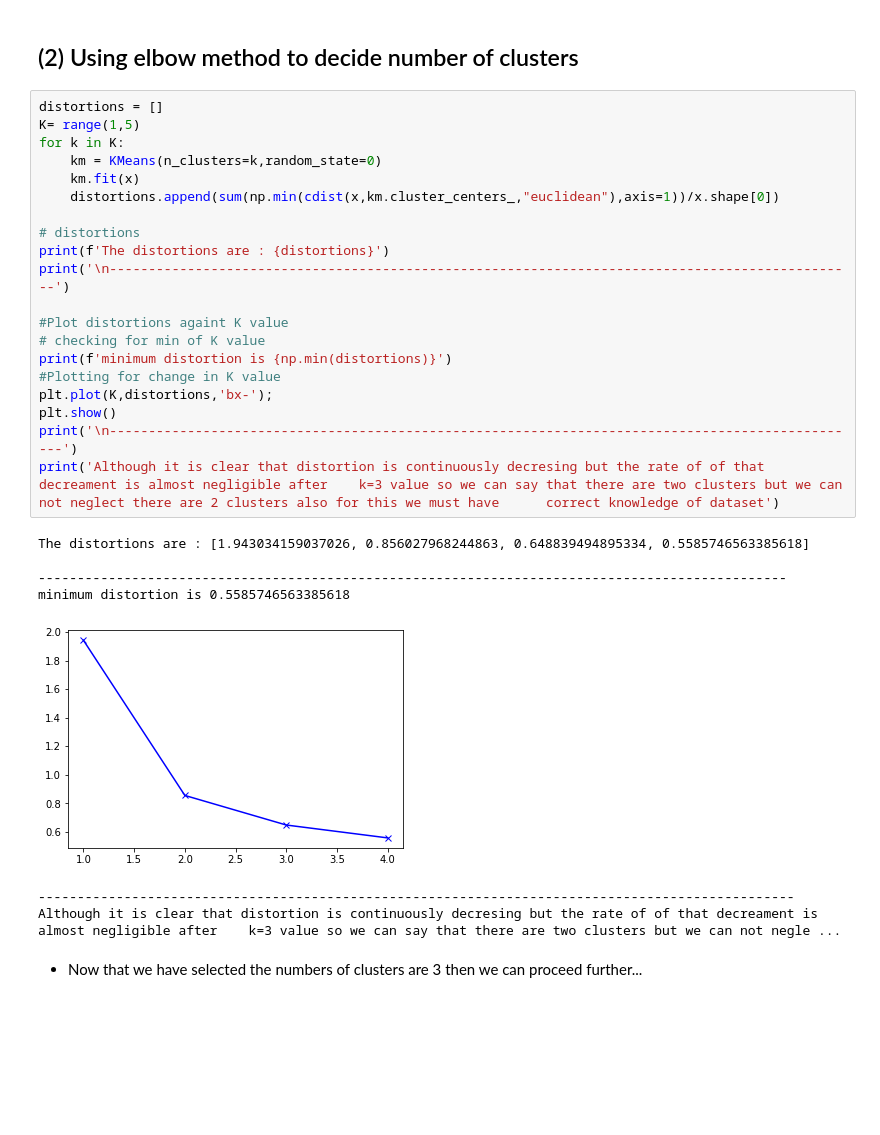
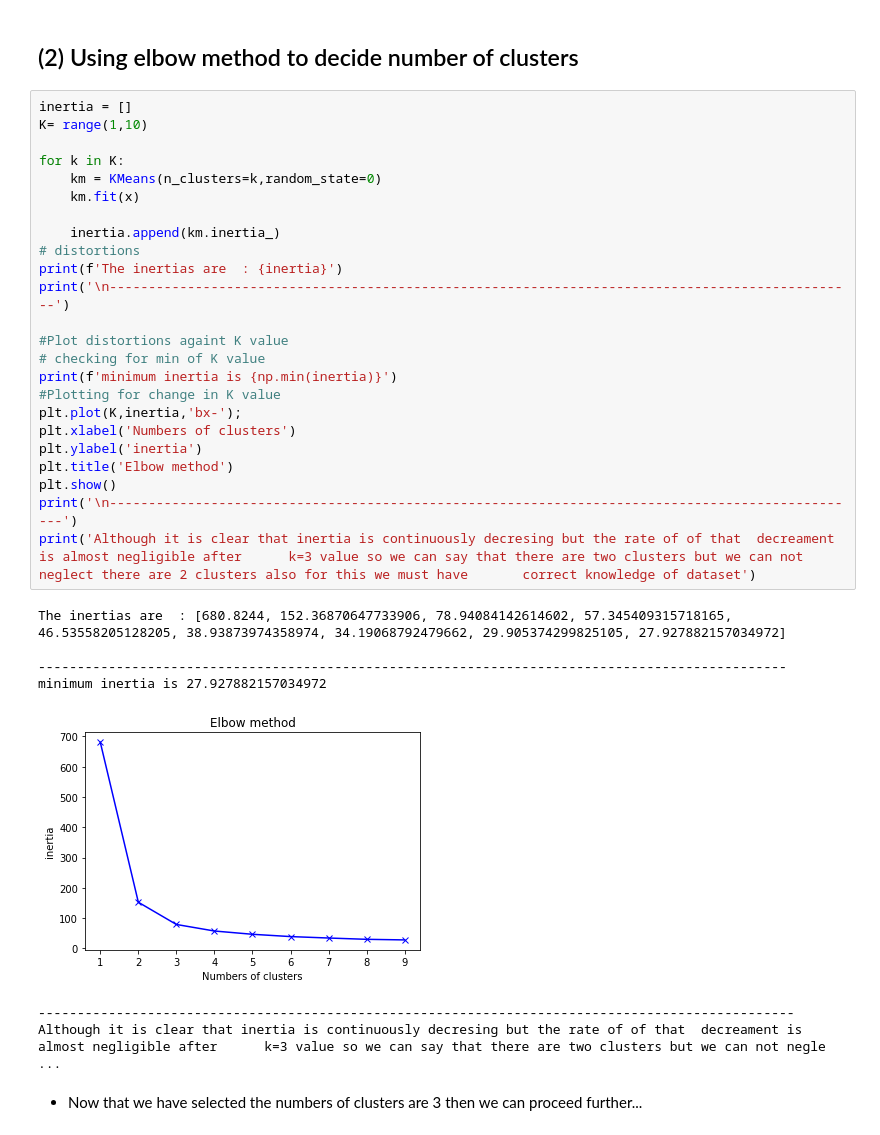
Before and after one commit to Shaktimaaan/The-Spark-Foundation-Internship, a Jupyter notebook: Task 3/Task 3.ipynb, the cells around one changed output. Cells and saved outputs as stored; diff of their text form; blank space fills up the shorter version.

```diff
--- a/Task 3/Task 3.ipynb
+++ b/Task 3/Task 3.ipynb
@@ -66,33 +68,37 @@ print('\n-----------------------------------------------------------------------
 # %% [markdown]
 ## (2) Using elbow method to decide number of clusters
 # %%
-distortions = []
-K= range(1,5)
+inertia = []
+K= range(1,10)
+
 for k in K:
     km = KMeans(n_clusters=k,random_state=0)
     km.fit(x)
-    distortions.append(sum(np.min(cdist(x,km.cluster_centers_,"euclidean"),axis=1))/x.shape[0])
 
+    inertia.append(km.inertia_)
 # distortions
-print(f'The distortions are : {distortions}')
+print(f'The inertias are  : {inertia}')
 print('\n------------------------------------------------------------------------------------------------')
 
 #Plot distortions againt K value
 # checking for min of K value
-print(f'minimum distortion is {np.min(distortions)}')
+print(f'minimum inertia is {np.min(inertia)}')
 #Plotting for change in K value
-plt.plot(K,distortions,'bx-');
+plt.plot(K,inertia,'bx-');
+plt.xlabel('Numbers of clusters')
+plt.ylabel('inertia')
+plt.title('Elbow method')
 plt.show()
 print('\n-------------------------------------------------------------------------------------------------')
-print('Although it is clear that distortion is continuously decresing but the rate of of that decreament is almost negligible after    k=3 value so we can say that there are two clusters but we can not neglect there are 2 clusters also for this we must have      correct knowledge of dataset')
+print('Although it is clear that inertia is continuously decresing but the rate of of that  decreament is almost negligible after      k=3 value so we can say that there are two clusters but we can not neglect there are 2 clusters also for this we must have       correct knowledge of dataset')
 # %% [output]
-The distortions are : [1.943034159037026, 0.856027968244863, 0.648839494895334, 0.5585746563385618]
+The inertias are  : [680.8244, 152.36870647733906, 78.94084142614602, 57.345409315718165, 46.53558205128205, 38.93873974358974, 34.19068792479662, 29.905374299825105, 27.927882157034972]
 
 ------------------------------------------------------------------------------------------------
-minimum distortion is 0.5585746563385618
+minimum inertia is 27.927882157034972
-[figure, old version]
+[figure, new version]
 -------------------------------------------------------------------------------------------------
-Although it is clear that distortion is continuously decresing but the rate of of that decreament is almost negligible after    k=3 value so we can say that there are two clusters but we can not negle ...
+Although it is clear that inertia is continuously decresing but the rate of of that  decreament is almost negligible after      k=3 value so we can say that there are two clusters but we can not negle ...
 # %% [markdown]
 * Now that we have selected the numbers of clusters are 3 then we can proceed further...
 # %% [markdown]
```
Also changed, not shown: parts of 6 cells of this notebook, 2 other files.
